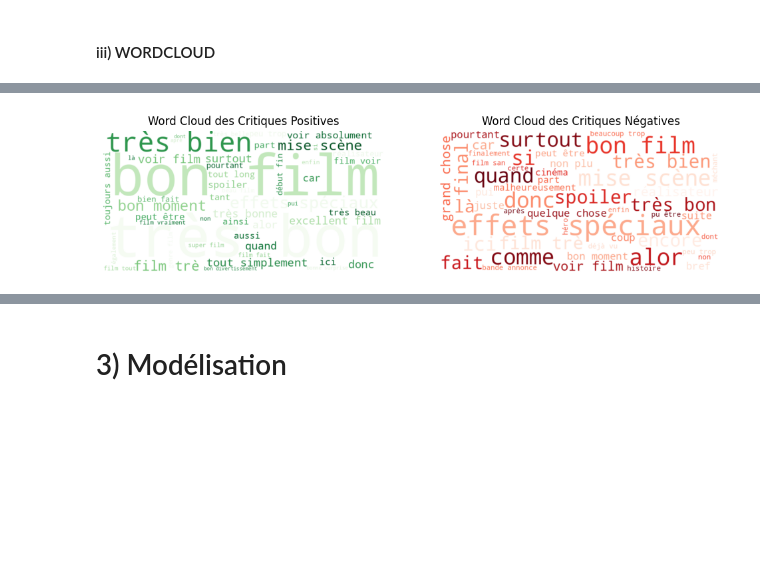
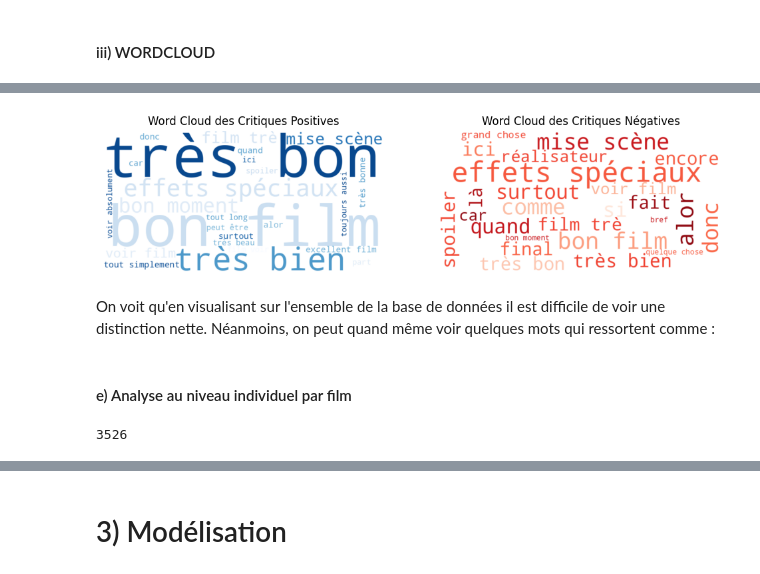
Before and after one commit to mass2330/python_ds_film, a Jupyter notebook: notebook_final.ipynb, the cells around one changed output, grey strips where cells are left out. Saved outputs shown, nothing was run; the diff lists cells and outputs as text; code cells hidden in the pictures; blank space fills up the shorter version.

```diff
--- a/notebook_final.ipynb
+++ b/notebook_final.ipynb
@@ -1793,28 +1794,38 @@ df_critiques_modif.head()
 # %%
 
 # Filtrer les critiques positives et négatives
 positive_reviews = df_critiques_modif[df_critiques_modif['Polarité_réelle'] == 1]['Critique_nettoye'].values
 negative_reviews = df_critiques_modif[df_critiques_modif['Polarité_réelle'] == 0]['Critique_nettoye'].values
 
 # Création du Word Cloud pour les critiques positives
-wordcloud_positive = WordCloud(width=800, height=400, background_color='white', max_words=50, colormap='Greens').generate(' '.join(positive_reviews))
+wordcloud_positive = WordCloud(width=800, height=400, background_color='white', max_words=25, colormap='Blues').generate(' '.join(positive_reviews))
 
 # Création du Word Cloud pour les critiques négatives
-wordcloud_negative = WordCloud(width=800, height=400, background_color='white', max_words=50, colormap='Reds').generate(' '.join(negative_reviews))
+wordcloud_negative = WordCloud(width=800, height=400, background_color='white', max_words=25, colormap='Reds').generate(' '.join(negative_reviews))
 
 # Affichage des Word Clouds
 plt.figure(figsize=(12, 6))
 
 plt.subplot(1, 2, 1)
 plt.imshow(wordcloud_positive, interpolation='bilinear')
 plt.title('Word Cloud des Critiques Positives')
 plt.axis('off')
 
 plt.subplot(1, 2, 2)
 plt.imshow(wordcloud_negative, interpolation='bilinear')
 plt.title('Word Cloud des Critiques Négatives')
 plt.axis('off')
 
 plt.show()
 # %% [output]
-[figure, old version]
+[figure, new version]
+# %% [markdown]
+On voit qu'en visualisant sur l'ensemble de la base de données il est difficile de voir une distinction nette. Néanmoins, on peut quand même voir quelques mots qui ressortent comme :
+# %% [markdown]
+#### e) Analyse au niveau individuel par film
+# %%
+# Wordcloud positive/négative au niveau de chaque film
+id_unique = df_critiques_modif["id_allocine"].unique().tolist()
+len(id_unique)
+# %% [output]
+3526
```
Also changed, not shown: parts of 4 cells of this notebook.
